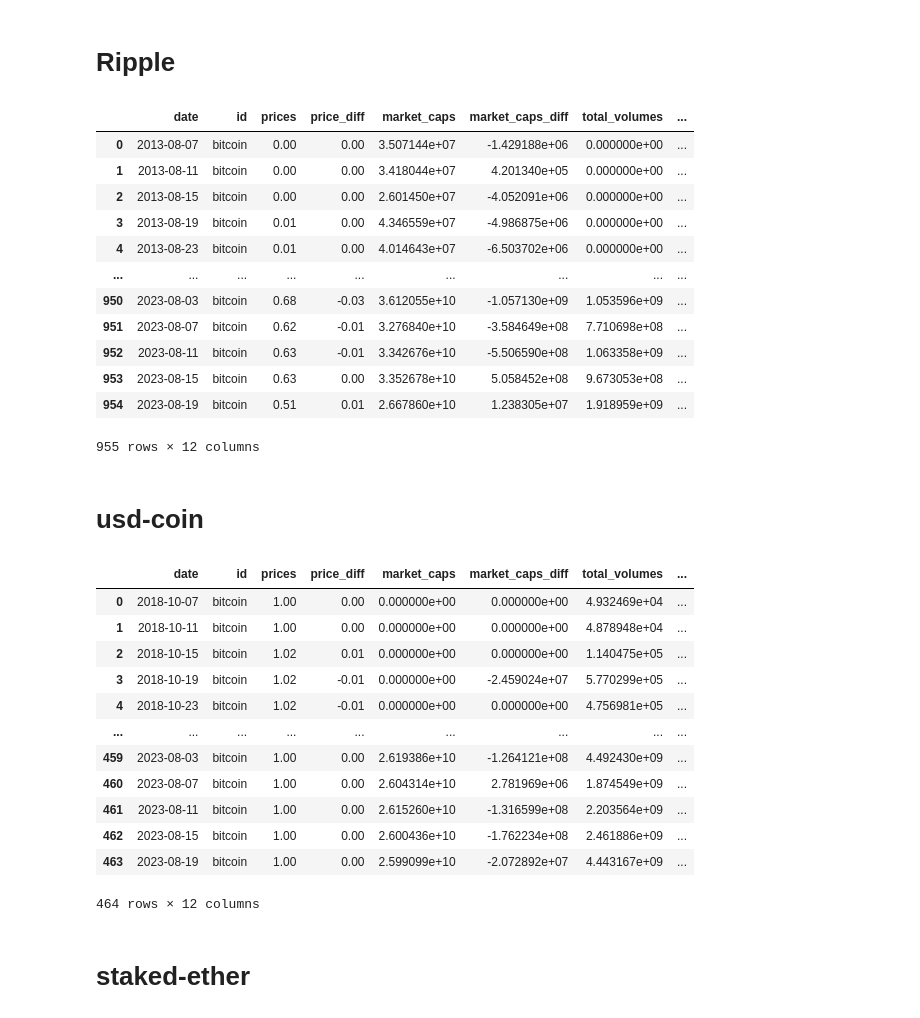
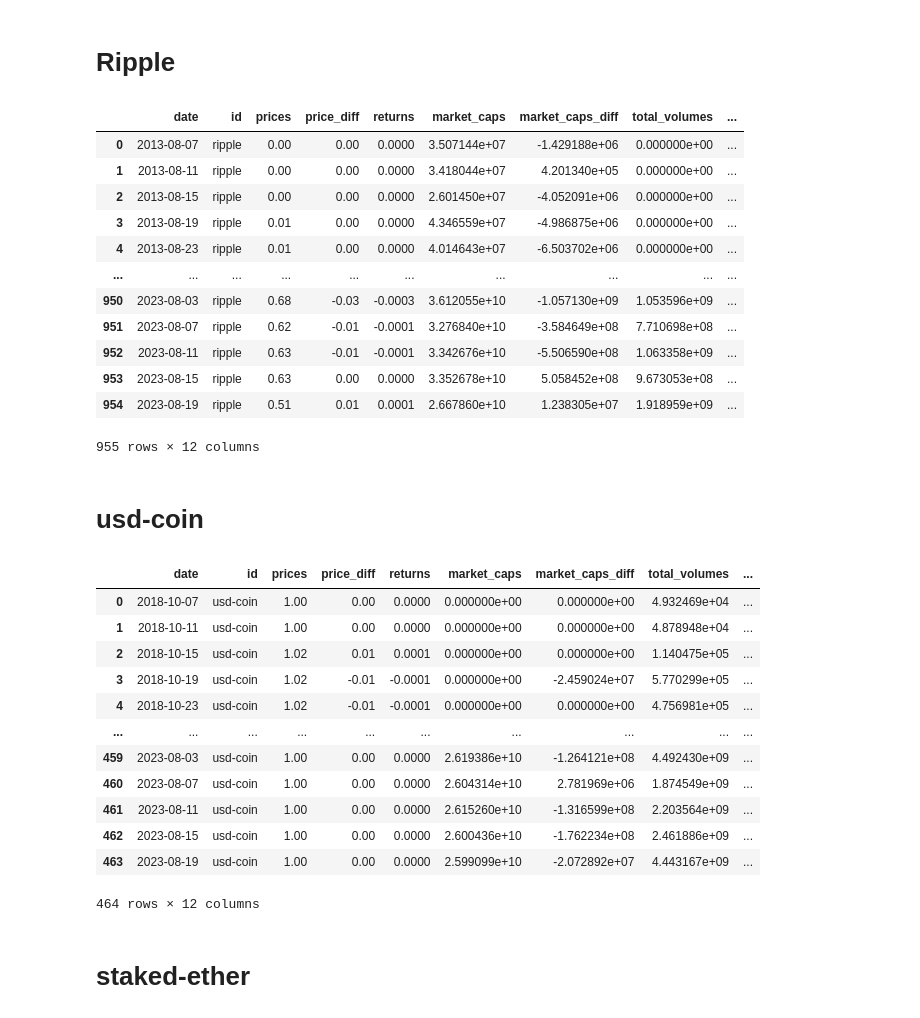
Before and after one commit to gdelrio0410/PI_2_Cryptocurrency_Market_DA, a Jupyter notebook: ETL/coins_information.ipynb, the cells around one changed output. Saved outputs shown, nothing was run; the diff lists cells and outputs as text; code cells hidden in the pictures.

```diff
--- a/ETL/coins_information.ipynb
+++ b/ETL/coins_information.ipynb
@@ -232,50 +230,49 @@ ripple_ohlc = myFunctions.coin_ohlc("ripple")
 ripple_coin_market_data = myFunctions.coin_market_chart_data("ripple", start_time, end_time)
 ripple_market_data_df = myFunctions.get_coin_market_dataframe(ripple_coin_market_data)
 
-ripple_market_data_df['id'] = 'bitcoin'
+ripple_market_data_df['id'] = 'ripple'
 # Convertir la columna 'prices' a tipo float
 ripple_market_data_df['prices'] = ripple_market_data_df['prices'].astype(float)
 ripple_market_data_df['market_caps'] = ripple_market_data_df['market_caps'].astype(float)
 ripple_market_data_df['total_volumes'] = ripple_market_data_df['total_volumes'].astype(float)
 
 # Calcular la diferencia de prices, market_cap y total_volumes entre el día actual y el día anterior
 ripple_market_data_df['price_diff'] = ripple_market_data_df['prices'] - ripple_market_data_df['prices'].shift(1)
 ripple_market_data_df['market_caps_diff'] = ripple_market_data_df['market_caps'] - ripple_market_data_df['market_caps'].shift(1)
 ripple_market_data_df['total_volumes_diff'] = ripple_market_data_df['total_volumes'] - ripple_market_data_df['total_volumes'].shift(1)
-
-ripple_market_data_df
+ripple_market_data_df["returns"] = ripple_market_data_df["price_diff"] / 100
 
 # Convertir las columnas de fecha a tipo datetime
 ripple_market_data_df['timestamp'] = pd.to_datetime(ripple_market_data_df['timestamp'])
 ripple_ohlc['date'] = pd.to_datetime(ripple_ohlc['date'])
 
 # Unir los DataFrames utilizando merge
 ripple_df = pd.merge(ripple_market_data_df, ripple_ohlc, left_on='timestamp', right_on='date', how='inner')
 
 columns_to_drop = ['timestamp', "close"]
 ripple_df.drop(columns=columns_to_drop, inplace=True)
 
 # Reorganizar columnas
-new_order = ['date', 'id', 'prices', 'price_diff', 'market_caps', 'market_caps_diff', 'total_volumes', 'total_volumes_diff', 'date', 'open', 'high', 'low']
+new_order = ['date', 'id', 'prices', 'price_diff', "returns", 'market_caps', 'market_caps_diff', 'total_volumes', 'total_volumes_diff', 'open', 'high', 'low']
 ripple_df = ripple_df[new_order]
 
 # Exportar DataFrame a un archivo CSV
 ripple_df.to_csv('../Dataframes/ripple_df.csv', index=False)
 
 ripple_df
 # %% [output]
-|  | date | id | prices | price_diff | market_caps | market_caps_diff | total_volumes | ... |
-| 0 | 2013-08-07 | bitcoin | 0.00 | 0.00 | 3.507144e+07 | -1.429188e+06 | 0.000000e+00 | ... |
-| 1 | 2013-08-11 | bitcoin | 0.00 | 0.00 | 3.418044e+07 | 4.201340e+05 | 0.000000e+00 | ... |
-| 2 | 2013-08-15 | bitcoin | 0.00 | 0.00 | 2.601450e+07 | -4.052091e+06 | 0.000000e+00 | ... |
-| 3 | 2013-08-19 | bitcoin | 0.01 | 0.00 | 4.346559e+07 | -4.986875e+06 | 0.000000e+00 | ... |
-| 4 | 2013-08-23 | bitcoin | 0.01 | 0.00 | 4.014643e+07 | -6.503702e+06 | 0.000000e+00 | ... |
-| ... | ... | ... | ... | ... | ... | ... | ... | ... |
-| 950 | 2023-08-03 | bitcoin | 0.68 | -0.03 | 3.612055e+10 | -1.057130e+09 | 1.053596e+09 | ... |
-| 951 | 2023-08-07 | bitcoin | 0.62 | -0.01 | 3.276840e+10 | -3.584649e+08 | 7.710698e+08 | ... |
-| 952 | 2023-08-11 | bitcoin | 0.63 | -0.01 | 3.342676e+10 | -5.506590e+08 | 1.063358e+09 | ... |
-| 953 | 2023-08-15 | bitcoin | 0.63 | 0.00 | 3.352678e+10 | 5.058452e+08 | 9.673053e+08 | ... |
-| 954 | 2023-08-19 | bitcoin | 0.51 | 0.01 | 2.667860e+10 | 1.238305e+07 | 1.918959e+09 | ... |
+|  | date | id | prices | price_diff | returns | market_caps | market_caps_diff | total_volumes | ... |
+| 0 | 2013-08-07 | ripple | 0.00 | 0.00 | 0.0000 | 3.507144e+07 | -1.429188e+06 | 0.000000e+00 | ... |
+| 1 | 2013-08-11 | ripple | 0.00 | 0.00 | 0.0000 | 3.418044e+07 | 4.201340e+05 | 0.000000e+00 | ... |
+| 2 | 2013-08-15 | ripple | 0.00 | 0.00 | 0.0000 | 2.601450e+07 | -4.052091e+06 | 0.000000e+00 | ... |
+| 3 | 2013-08-19 | ripple | 0.01 | 0.00 | 0.0000 | 4.346559e+07 | -4.986875e+06 | 0.000000e+00 | ... |
+| 4 | 2013-08-23 | ripple | 0.01 | 0.00 | 0.0000 | 4.014643e+07 | -6.503702e+06 | 0.000000e+00 | ... |
+| ... | ... | ... | ... | ... | ... | ... | ... | ... | ... |
+| 950 | 2023-08-03 | ripple | 0.68 | -0.03 | -0.0003 | 3.612055e+10 | -1.057130e+09 | 1.053596e+09 | ... |
+| 951 | 2023-08-07 | ripple | 0.62 | -0.01 | -0.0001 | 3.276840e+10 | -3.584649e+08 | 7.710698e+08 | ... |
+| 952 | 2023-08-11 | ripple | 0.63 | -0.01 | -0.0001 | 3.342676e+10 | -5.506590e+08 | 1.063358e+09 | ... |
+| 953 | 2023-08-15 | ripple | 0.63 | 0.00 | 0.0000 | 3.352678e+10 | 5.058452e+08 | 9.673053e+08 | ... |
+| 954 | 2023-08-19 | ripple | 0.51 | 0.01 | 0.0001 | 2.667860e+10 | 1.238305e+07 | 1.918959e+09 | ... |
 955 rows × 12 columns
 # %% [markdown]
 # usd-coin
@@ -285,7 +282,7 @@ usd_coin_ohlc = myFunctions.coin_ohlc("usd-coin")
 usd_coin_coin_market_data = myFunctions.coin_market_chart_data("usd-coin", start_time, end_time)
 usd_coin_market_data_df = myFunctions.get_coin_market_dataframe(usd_coin_coin_market_data)
 
-usd_coin_market_data_df['id'] = 'bitcoin'
+usd_coin_market_data_df['id'] = 'usd-coin'
 # Convertir la columna 'prices' a tipo float
 usd_coin_market_data_df['prices'] = usd_coin_market_data_df['prices'].astype(float)
 usd_coin_market_data_df['market_caps'] = usd_coin_market_data_df['market_caps'].astype(float)
@@ -295,8 +292,7 @@ usd_coin_market_data_df['total_volumes'] = usd_coin_market_data_df['total_volume
 usd_coin_market_data_df['price_diff'] = usd_coin_market_data_df['prices'] - usd_coin_market_data_df['prices'].shift(1)
 usd_coin_market_data_df['market_caps_diff'] = usd_coin_market_data_df['market_caps'] - usd_coin_market_data_df['market_caps'].shift(1)
 usd_coin_market_data_df['total_volumes_diff'] = usd_coin_market_data_df['total_volumes'] - usd_coin_market_data_df['total_volumes'].shift(1)
-
-usd_coin_market_data_df
+usd_coin_market_data_df["returns"] = usd_coin_market_data_df["price_diff"] / 100
 
 # Convertir las columnas de fecha a tipo datetime
 usd_coin_market_data_df['timestamp'] = pd.to_datetime(usd_coin_market_data_df['timestamp'])
@@ -309,7 +305,7 @@ columns_to_drop = ['timestamp', "close"]
 usd_coin_df.drop(columns=columns_to_drop, inplace=True)
 
 # Reorganizar columnas
-new_order = ['date', 'id', 'prices', 'price_diff', 'market_caps', 'market_caps_diff', 'total_volumes', 'total_volumes_diff', 'date', 'open', 'high', 'low']
+new_order = ['date', 'id', 'prices', 'price_diff', "returns", 'market_caps', 'market_caps_diff', 'total_volumes', 'total_volumes_diff', 'open', 'high', 'low']
 usd_coin_df = usd_coin_df[new_order]
 
 # Exportar DataFrame a un archivo CSV
@@ -317,18 +313,18 @@ usd_coin_df.to_csv('../Dataframes/usd_coin_df.csv', index=False)
 
 usd_coin_df
 # %% [output]
-|  | date | id | prices | price_diff | market_caps | market_caps_diff | total_volumes | ... |
-| 0 | 2018-10-07 | bitcoin | 1.00 | 0.00 | 0.000000e+00 | 0.000000e+00 | 4.932469e+04 | ... |
-| 1 | 2018-10-11 | bitcoin | 1.00 | 0.00 | 0.000000e+00 | 0.000000e+00 | 4.878948e+04 | ... |
-| 2 | 2018-10-15 | bitcoin | 1.02 | 0.01 | 0.000000e+00 | 0.000000e+00 | 1.140475e+05 | ... |
-| 3 | 2018-10-19 | bitcoin | 1.02 | -0.01 | 0.000000e+00 | -2.459024e+07 | 5.770299e+05 | ... |
-| 4 | 2018-10-23 | bitcoin | 1.02 | -0.01 | 0.000000e+00 | 0.000000e+00 | 4.756981e+05 | ... |
-| ... | ... | ... | ... | ... | ... | ... | ... | ... |
-| 459 | 2023-08-03 | bitcoin | 1.00 | 0.00 | 2.619386e+10 | -1.264121e+08 | 4.492430e+09 | ... |
-| 460 | 2023-08-07 | bitcoin | 1.00 | 0.00 | 2.604314e+10 | 2.781969e+06 | 1.874549e+09 | ... |
-| 461 | 2023-08-11 | bitcoin | 1.00 | 0.00 | 2.615260e+10 | -1.316599e+08 | 2.203564e+09 | ... |
-| 462 | 2023-08-15 | bitcoin | 1.00 | 0.00 | 2.600436e+10 | -1.762234e+08 | 2.461886e+09 | ... |
-| 463 | 2023-08-19 | bitcoin | 1.00 | 0.00 | 2.599099e+10 | -2.072892e+07 | 4.443167e+09 | ... |
+|  | date | id | prices | price_diff | returns | market_caps | market_caps_diff | total_volumes | ... |
+| 0 | 2018-10-07 | usd-coin | 1.00 | 0.00 | 0.0000 | 0.000000e+00 | 0.000000e+00 | 4.932469e+04 | ... |
+| 1 | 2018-10-11 | usd-coin | 1.00 | 0.00 | 0.0000 | 0.000000e+00 | 0.000000e+00 | 4.878948e+04 | ... |
+| 2 | 2018-10-15 | usd-coin | 1.02 | 0.01 | 0.0001 | 0.000000e+00 | 0.000000e+00 | 1.140475e+05 | ... |
+| 3 | 2018-10-19 | usd-coin | 1.02 | -0.01 | -0.0001 | 0.000000e+00 | -2.459024e+07 | 5.770299e+05 | ... |
+| 4 | 2018-10-23 | usd-coin | 1.02 | -0.01 | -0.0001 | 0.000000e+00 | 0.000000e+00 | 4.756981e+05 | ... |
+| ... | ... | ... | ... | ... | ... | ... | ... | ... | ... |
+| 459 | 2023-08-03 | usd-coin | 1.00 | 0.00 | 0.0000 | 2.619386e+10 | -1.264121e+08 | 4.492430e+09 | ... |
+| 460 | 2023-08-07 | usd-coin | 1.00 | 0.00 | 0.0000 | 2.604314e+10 | 2.781969e+06 | 1.874549e+09 | ... |
+| 461 | 2023-08-11 | usd-coin | 1.00 | 0.00 | 0.0000 | 2.615260e+10 | -1.316599e+08 | 2.203564e+09 | ... |
+| 462 | 2023-08-15 | usd-coin | 1.00 | 0.00 | 0.0000 | 2.600436e+10 | -1.762234e+08 | 2.461886e+09 | ... |
+| 463 | 2023-08-19 | usd-coin | 1.00 | 0.00 | 0.0000 | 2.599099e+10 | -2.072892e+07 | 4.443167e+09 | ... |
 464 rows × 12 columns
 # %% [markdown]
 # staked-ether
```
Also changed, not shown: parts of 8 cells of this notebook, 13 other files.
